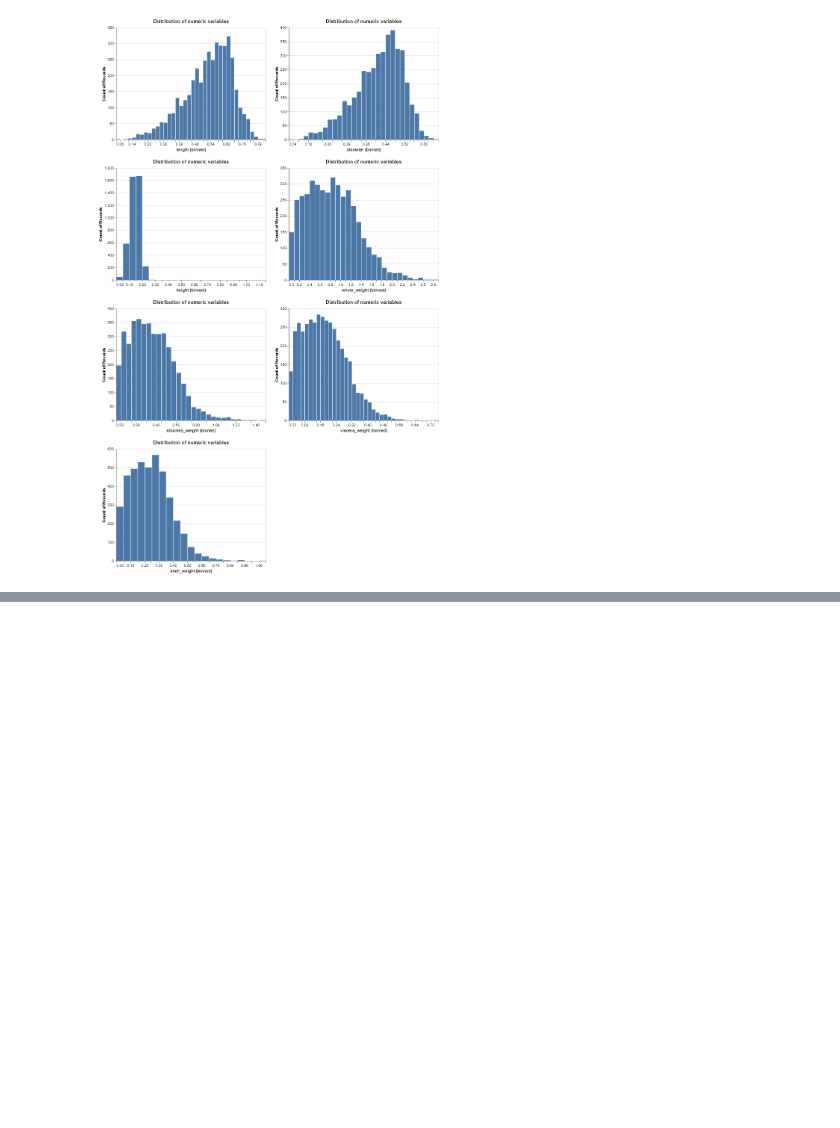
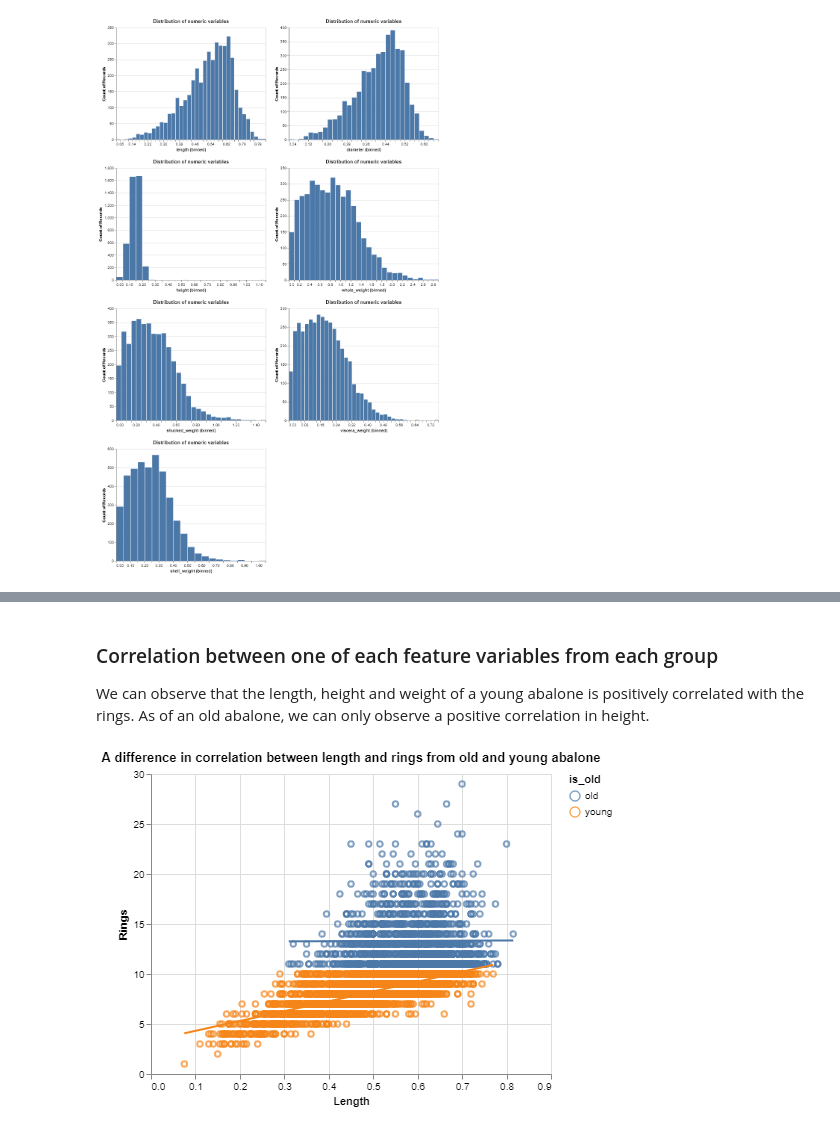
Before and after one commit to veerupandey/abalone_age_classification, a Jupyter notebook: src/eda/eda.ipynb, the cells around one changed output, grey strips where cells are left out. Cells and saved outputs as stored; diff of their text form; code cells hidden in the pictures; blank space fills up the shorter version.

```diff
--- a/src/eda/eda.ipynb
+++ b/src/eda/eda.ipynb
@@ -60,0 +88,12 @@ alt.Chart(df, title = 'Distribution of numeric variables').mark_bar().encode(
+# %% [markdown]
+### Correlation between one of each feature variables from each group
+We can observe that the length, height and weight of a young abalone is positively correlated with the rings. As of an old abalone, we can only observe a positive correlation in height.
+# %%
+point_length = alt.Chart(df, title = 'A difference in correlation between length and rings from old and young abalone').mark_point().encode(
+    x = alt.X('length', title = 'Length'),
+    y = alt.Y('rings', title = 'Rings'),
+    color = 'is_old'
+)
+point_length + point_length.transform_regression('length', 'rings', groupby = ['is_old']).mark_line(color = 'red')
+# %% [output]
+[figure, added]
```
Also changed, not shown: parts of 8 cells of this notebook.
